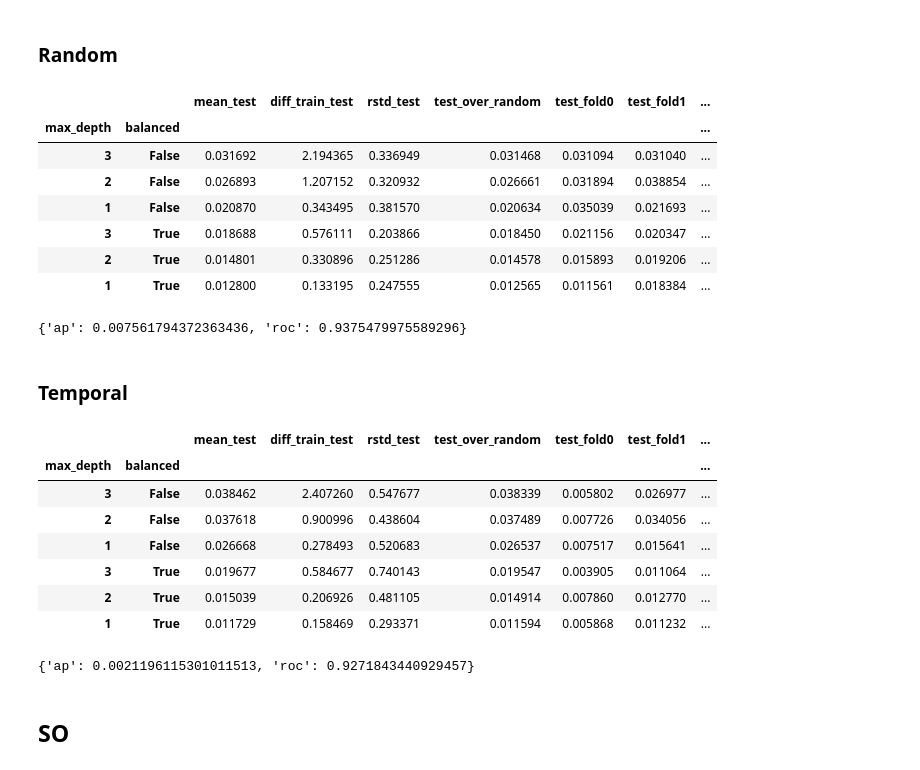
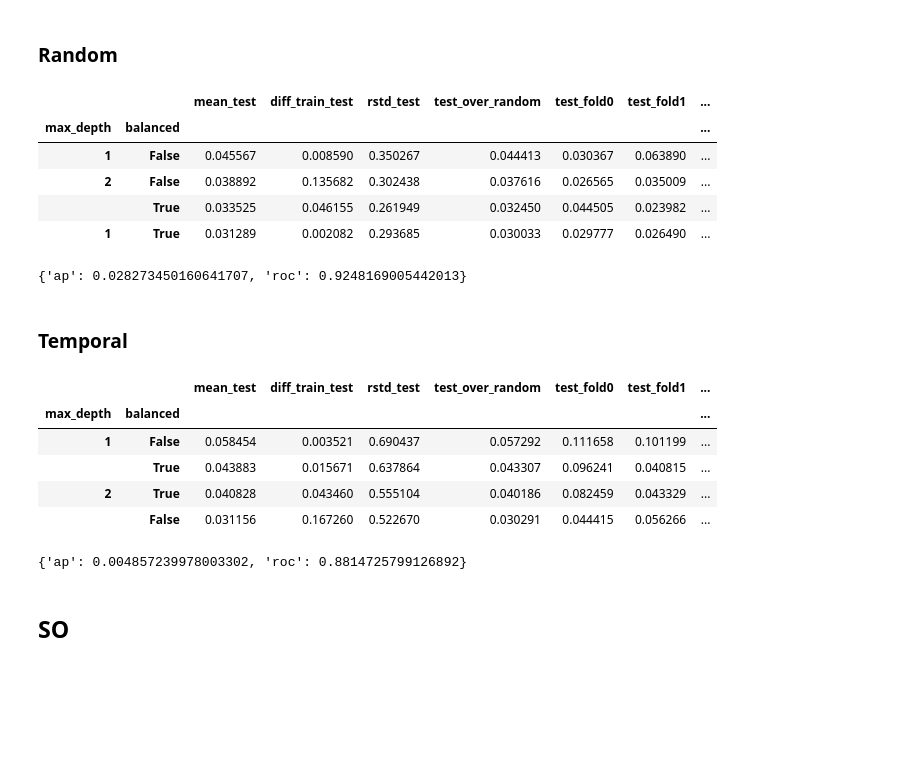
Before and after one commit to gerritjandebruin/CN2020, a Jupyter notebook: results-exp1.ipynb, the cells around one changed output. Drawn from its saved outputs; the diff is of its cells as text; code cells hidden in the pictures; blank space fills up the shorter version.

```diff
--- a/results-exp1.ipynb
+++ b/results-exp1.ipynb
@@ -284,48 +202,47 @@ results[dataset] = dict()
 # %% [markdown]
 ### Random
 # %%
-random = gridsearch(pd.read_pickle(f'datasets/{dataset}/random/2/features.pkl'))
+random = gridsearch(pd.read_pickle(f'exp1/{dataset}/random/features.pkl'))
 random[['mean_test', 'diff_train_test', 'rstd_test', 'test_over_random', 'test_fold0', 'test_fold1', 'test_fold2', 'test_fold3', 'test_fold4']]
 # %% [output]
 |  |  | mean_test | diff_train_test | rstd_test | test_over_random | test_fold0 | test_fold1 | ... |
 | max_depth | balanced |  |  |  |  |  |  | ... |
-| 3 | False | 0.031692 | 2.194365 | 0.336949 | 0.031468 | 0.031094 | 0.031040 | ... |
-| 2 | False | 0.026893 | 1.207152 | 0.320932 | 0.026661 | 0.031894 | 0.038854 | ... |
-| 1 | False | 0.020870 | 0.343495 | 0.381570 | 0.020634 | 0.035039 | 0.021693 | ... |
-| 3 | True | 0.018688 | 0.576111 | 0.203866 | 0.018450 | 0.021156 | 0.020347 | ... |
-| 2 | True | 0.014801 | 0.330896 | 0.251286 | 0.014578 | 0.015893 | 0.019206 | ... |
-| 1 | True | 0.012800 | 0.133195 | 0.247555 | 0.012565 | 0.011561 | 0.018384 | ... |
+| 1 | False | 0.045567 | 0.008590 | 0.350267 | 0.044413 | 0.030367 | 0.063890 | ... |
+| 2 | False | 0.038892 | 0.135682 | 0.302438 | 0.037616 | 0.026565 | 0.035009 | ... |
+|  | True | 0.033525 | 0.046155 | 0.261949 | 0.032450 | 0.044505 | 0.023982 | ... |
+| 1 | True | 0.031289 | 0.002082 | 0.293685 | 0.030033 | 0.029777 | 0.026490 | ... |
 # %%
-chosen_hp[dataset]['random'] = dict(max_depth=1, balanced=True)
-
-results[dataset]['random'] = report_performance(pd.read_pickle(f'datasets/{dataset}/random/2/features.pkl'), **chosen_hp[dataset]['random'])
-print(results[dataset]['random'])
+chosen_hp[dataset]['temporal'] = dict(max_depth=1, balanced=True)
+results[dataset]['temporal'] = report_performance(
+  df_train=pd.read_pickle(f'exp1/{dataset}/random/features.pkl'),
+  df_test=pd.read_pickle(f'exp1/{dataset}/random/features.pkl'),
+  **chosen_hp[dataset]['temporal']
+)
+print(results[dataset]['temporal'])
 # %% [output]
-{'ap': 0.007561794372363436, 'roc': 0.9375479975589296}
+{'ap': 0.028273450160641707, 'roc': 0.9248169005442013}
 # %% [markdown]
 ### Temporal
 # %%
-temporal = gridsearch(pd.read_pickle(f'datasets/{dataset}/temporal/train/2/features.pkl'))
+temporal = gridsearch(pd.read_pickle(f'exp1/{dataset}/train/features.pkl'))
 temporal[['mean_test', 'diff_train_test', 'rstd_test', 'test_over_random', 'test_fold0', 'test_fold1', 'test_fold2', 'test_fold3', 'test_fold4']]
 # %% [output]
 |  |  | mean_test | diff_train_test | rstd_test | test_over_random | test_fold0 | test_fold1 | ... |
 | max_depth | balanced |  |  |  |  |  |  | ... |
-| 3 | False | 0.038462 | 2.407260 | 0.547677 | 0.038339 | 0.005802 | 0.026977 | ... |
-| 2 | False | 0.037618 | 0.900996 | 0.438604 | 0.037489 | 0.007726 | 0.034056 | ... |
-| 1 | False | 0.026668 | 0.278493 | 0.520683 | 0.026537 | 0.007517 | 0.015641 | ... |
-| 3 | True | 0.019677 | 0.584677 | 0.740143 | 0.019547 | 0.003905 | 0.011064 | ... |
-| 2 | True | 0.015039 | 0.206926 | 0.481105 | 0.014914 | 0.007860 | 0.012770 | ... |
-| 1 | True | 0.011729 | 0.158469 | 0.293371 | 0.011594 | 0.005868 | 0.011232 | ... |
+| 1 | False | 0.058454 | 0.003521 | 0.690437 | 0.057292 | 0.111658 | 0.101199 | ... |
+|  | True | 0.043883 | 0.015671 | 0.637864 | 0.043307 | 0.096241 | 0.040815 | ... |
+| 2 | True | 0.040828 | 0.043460 | 0.555104 | 0.040186 | 0.082459 | 0.043329 | ... |
+|  | False | 0.031156 | 0.167260 | 0.522670 | 0.030291 | 0.044415 | 0.056266 | ... |
 # %%
+chosen_hp[dataset]['temporal'] = dict(max_depth=1, balanced=True)
 results[dataset]['temporal'] = report_performance(
-  df_train=pd.read_pickle(f'datasets/{dataset}/temporal/train/2/features.pkl'),
-  df_test=pd.read_pickle(f'datasets/{dataset}/temporal/test/2/features.pkl'),
-  max_depth=1,
-  balanced=True
+  df_train=pd.read_pickle(f'exp1/{dataset}/train/features.pkl'),
+  df_test=pd.read_pickle(f'exp1/{dataset}/test/features.pkl'),
+  **chosen_hp[dataset]['temporal']
 )
 print(results[dataset]['temporal'])
 # %% [output]
-{'ap': 0.0021196115301011513, 'roc': 0.9271843440929457}
+{'ap': 0.004857239978003302, 'roc': 0.8814725799126892}
 # %% [markdown]
 ## SO
 # %%
```
Also changed, not shown: parts of 26 cells of this notebook, 5 other files.
